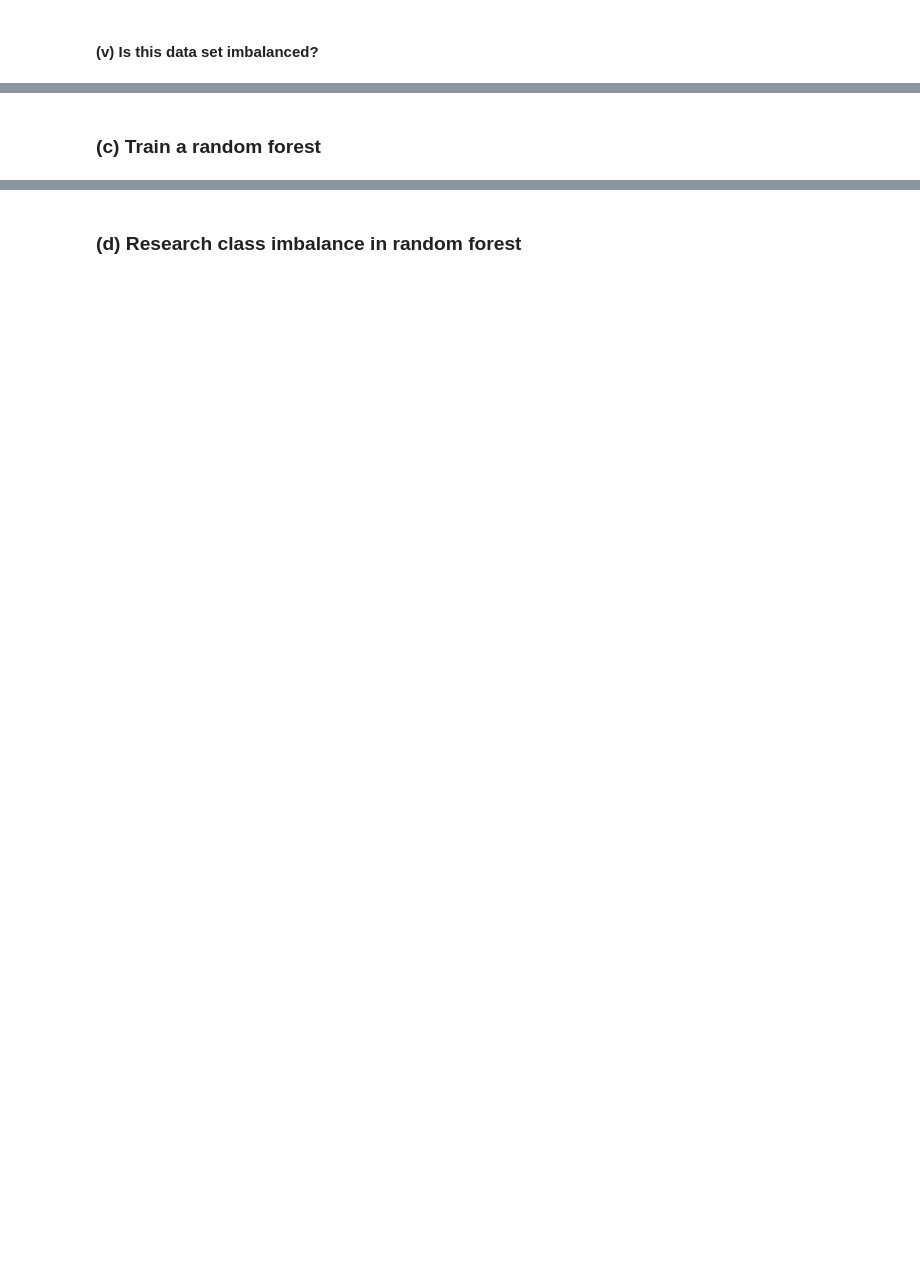
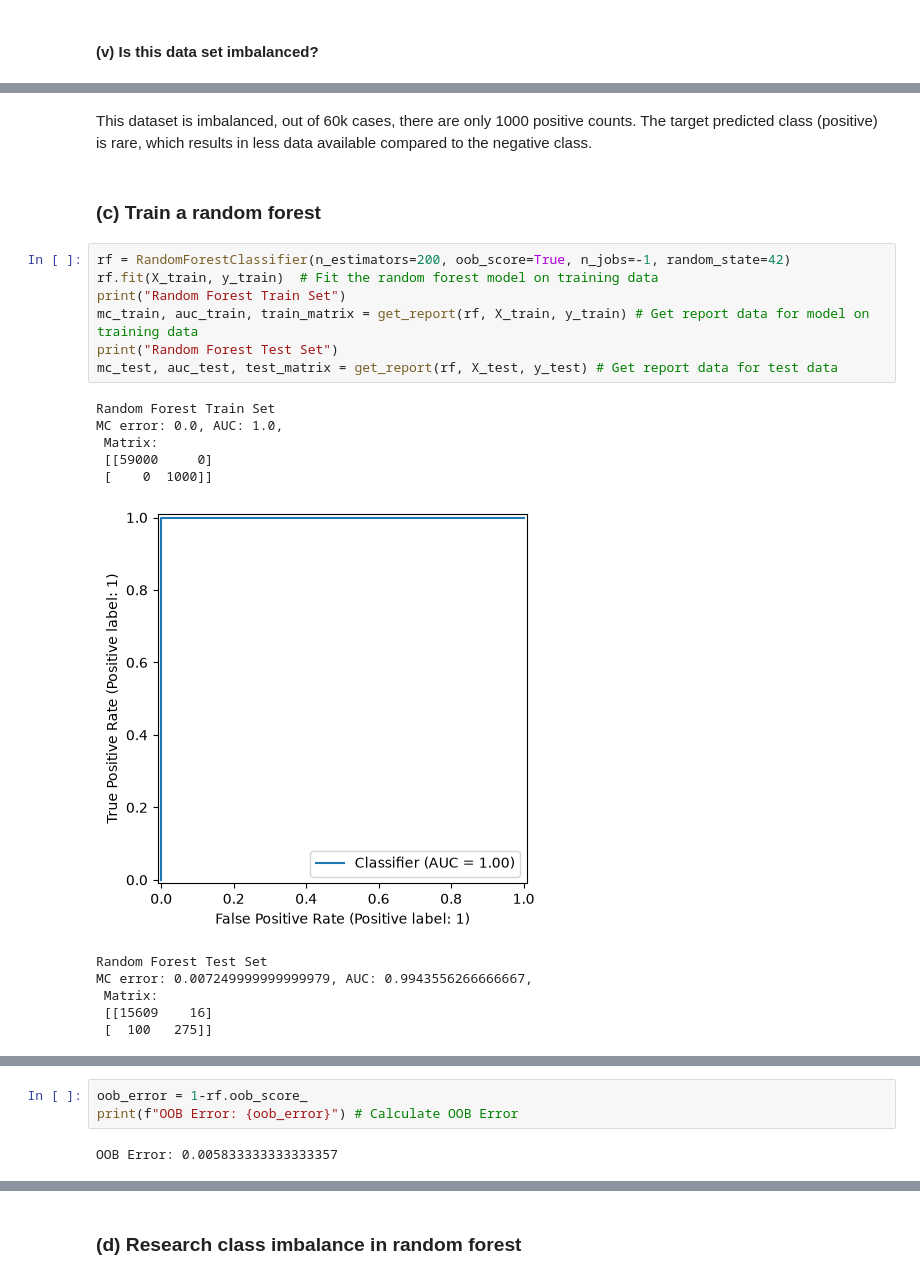
Before and after one commit to ttl229/DSCI552-HW6, a Jupyter notebook: notebook/Leonez_Teresa_HW6.ipynb, the cells around one changed output, grey strips where cells are left out. Cells and saved outputs as stored; diff of their text form; blank space fills up the shorter version.

```diff
--- a/notebook/Leonez_Teresa_HW6.ipynb
+++ b/notebook/Leonez_Teresa_HW6.ipynb
@@ -33,2 +165,23 @@ ModuleNotFoundError: No module named 'scikitlearn'
+# %% [markdown]
+This dataset is imbalanced, out of 60k cases, there are only 1000 positive counts. The target predicted class (positive) is rare, which results in less data available compared to the negative class.
 # %% [markdown]
 ### (c) Train a random forest
+# %%
+rf = RandomForestClassifier(n_estimators=200, oob_score=True, n_jobs=-1, random_state=42)
+rf.fit(X_train, y_train)  # Fit the random forest model on training data
+print("Random Forest Train Set")
+mc_train, auc_train, train_matrix = get_report(rf, X_train, y_train) # Get report data for model on training data
+print("Random Forest Test Set")
+mc_test, auc_test, test_matrix = get_report(rf, X_test, y_test) # Get report data for test data
+# %% [output]
+Random Forest Train Set
+MC error: 0.0, AUC: 1.0,
+ Matrix:
+ [[59000     0]
+ [    0  1000]]
+[figure, added]
+Random Forest Test Set
+MC error: 0.007249999999999979, AUC: 0.9943556266666667,
+ Matrix:
+ [[15609    16]
+ [  100   275]]
@@ -34,0 +189,5 @@ ModuleNotFoundError: No module named 'scikitlearn'
+# %%
+oob_error = 1-rf.oob_score_
+print(f"OOB Error: {oob_error}") # Calculate OOB Error
+# %% [output]
+OOB Error: 0.005833333333333357
```
Also changed, not shown: parts of 32 cells of this notebook, 3 other files.
